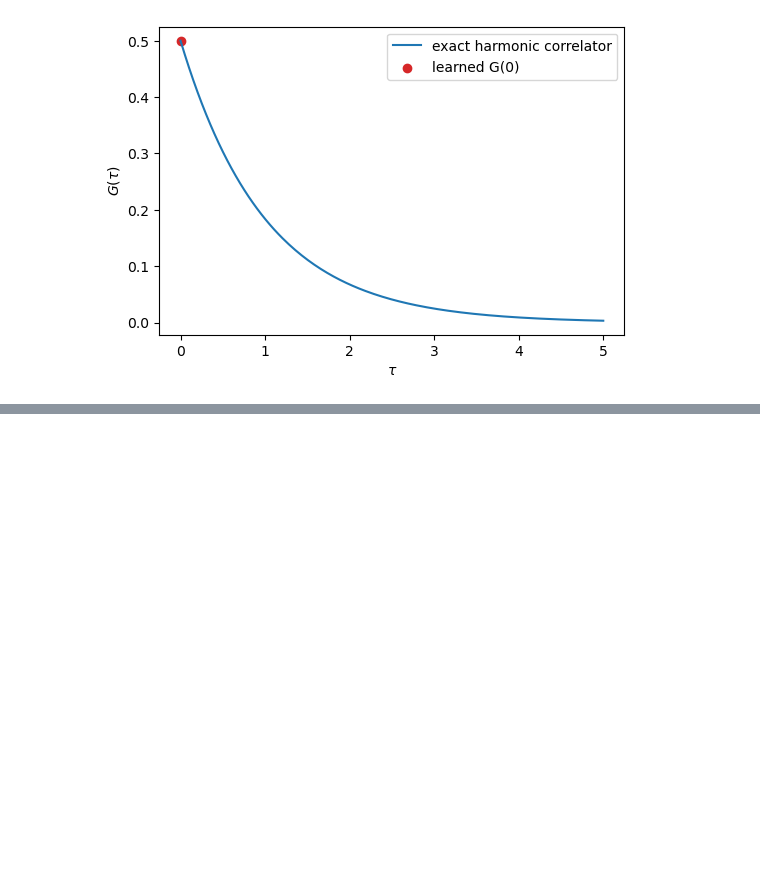
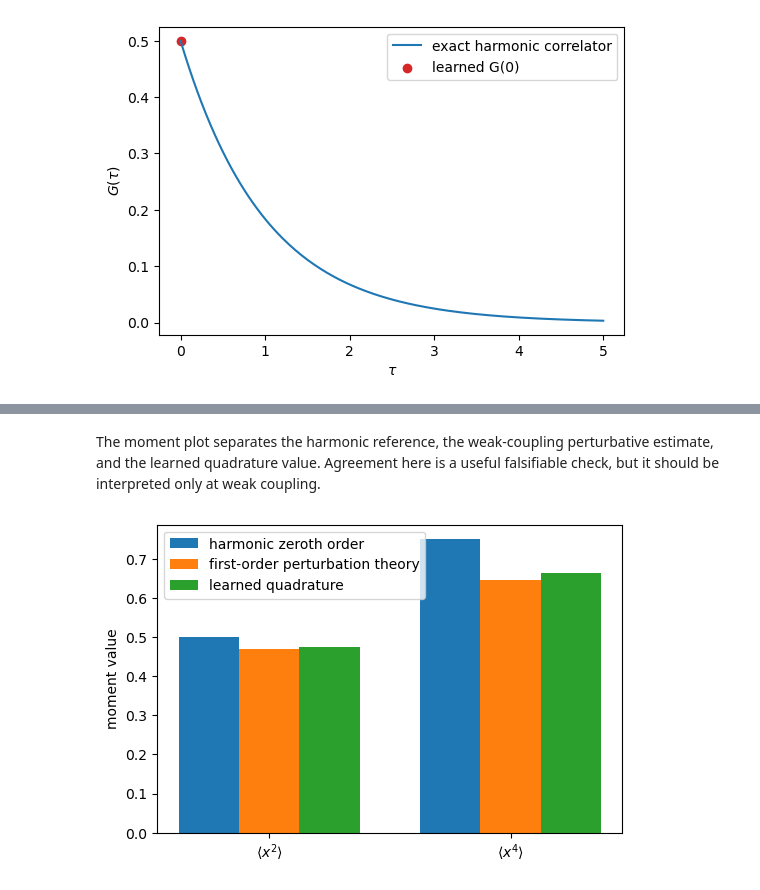
Before and after one commit to Sam-2727/Adjoint-QM, a Jupyter notebook: notebooks/harmonic_oscillator_ground_state.ipynb, the cells around one changed output, grey strips where cells are left out. Saved outputs shown, nothing was run; the diff lists cells and outputs as text; code cells hidden in the pictures; blank space fills up the shorter version.

```diff
--- a/notebooks/harmonic_oscillator_ground_state.ipynb
+++ b/notebooks/harmonic_oscillator_ground_state.ipynb
@@ -186,0 +342,35 @@ plt.legend();
+# %% [markdown]
+The moment plot separates the harmonic reference, the weak-coupling perturbative estimate, and the learned quadrature value.  Agreement here is a useful falsifiable check, but it should be interpreted only at weak coupling.
+# %%
+moment_labels = [r"$\langle x^2\rangle$", r"$\langle x^4\rangle$"]
+moment_positions = torch.arange(len(moment_labels), dtype=torch.float64).numpy()
+bar_width = 0.25
+
+harmonic_moments = [quartic_pt["x2_order0"], quartic_pt["x4_order0"]]
+perturbative_moments = [quartic_pt["x2_order1"], quartic_pt["x4_order1"]]
+learned_moments = [quartic_obs.x2, quartic_obs.x4]
+
+plt.figure(figsize=(6, 4))
+plt.bar(
+    moment_positions - bar_width,
+    harmonic_moments,
+    width=bar_width,
+    label="harmonic zeroth order",
+)
+plt.bar(
+    moment_positions,
+    perturbative_moments,
+    width=bar_width,
+    label="first-order perturbation theory",
+)
+plt.bar(
+    moment_positions + bar_width,
+    learned_moments,
+    width=bar_width,
+    label="learned quadrature",
+)
+plt.xticks(moment_positions, moment_labels)
+plt.ylabel("moment value")
+plt.legend();
+# %% [output]
+[figure, added]
```
Also changed, not shown: parts of 25 cells of this notebook, 12 other files.
